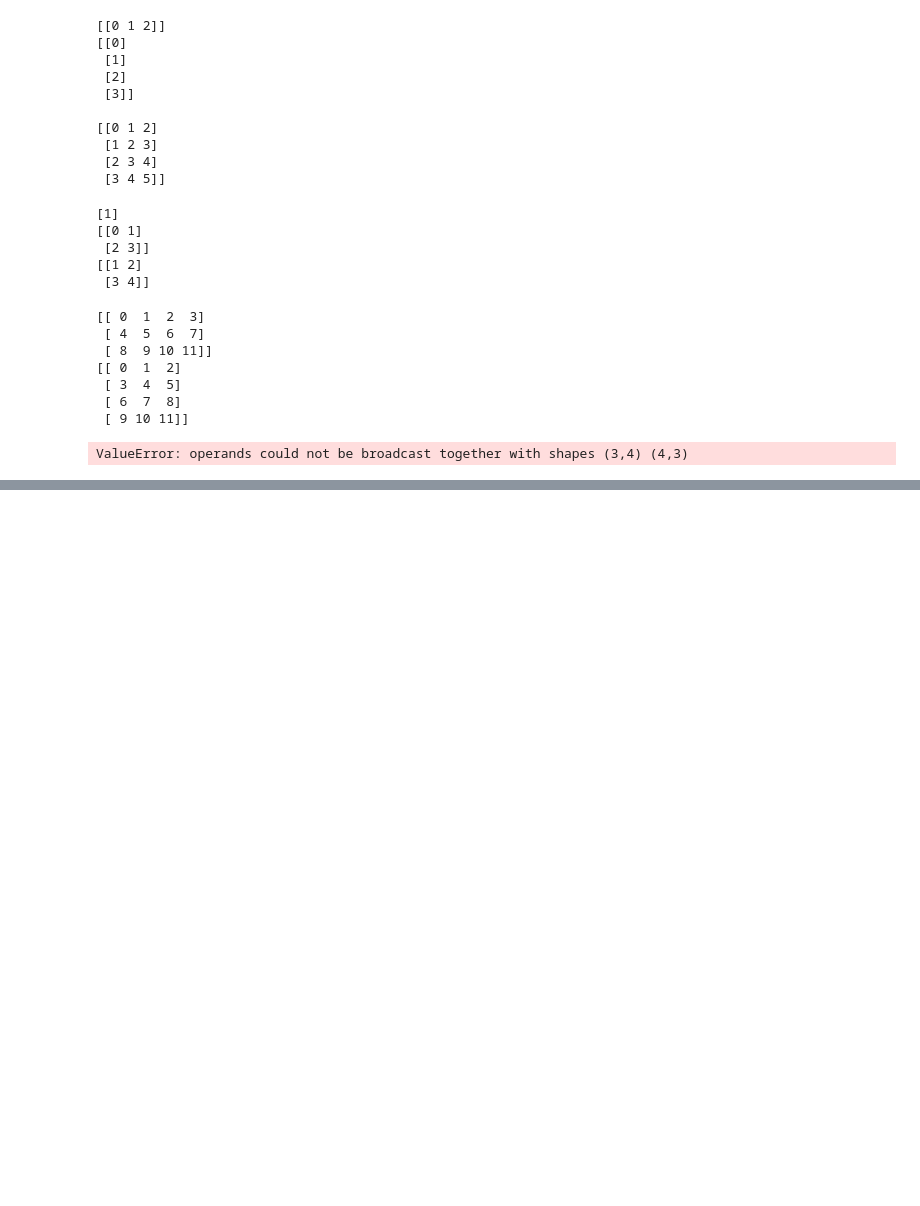
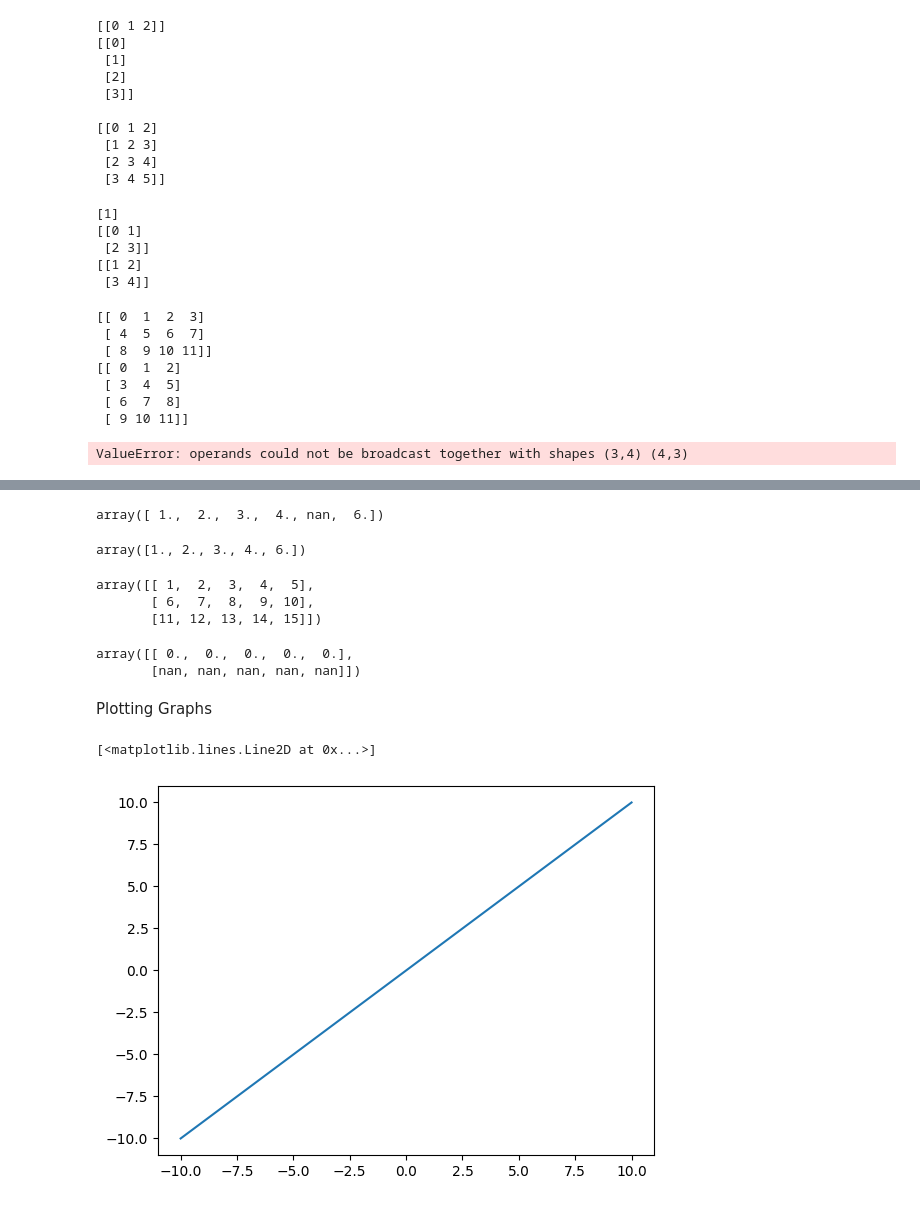
Before and after one commit to ShashiDivs/CampusX, a Jupyter notebook: numpy2.ipynb, the cells around one changed output, grey strips where cells are left out. Cells and saved outputs as stored; diff of their text form; code cells hidden in the pictures; blank space fills up the shorter version.

```diff
--- a/numpy2.ipynb
+++ b/numpy2.ipynb
@@ -350,0 +391,39 @@ ValueError: operands could not be broadcast together with shapes (4,4) (2,2)
+# %%
+a = np.array([1,2,3,4,np.nan,6])
+a
+# %% [output]
+array([ 1.,  2.,  3.,  4., nan,  6.])
+# %%
+a[~np.isnan(a)]
+# %% [output]
+array([1., 2., 3., 4., 6.])
+# %%
+a = np.arange(1,16).reshape(3,5)
+
+a
+# %% [output]
+array([[ 1,  2,  3,  4,  5],
+       [ 6,  7,  8,  9, 10],
+       [11, 12, 13, 14, 15]])
+# %%
+a = np.zeros(10).reshape(2,5)
+
+a[1:3]=np.nan
+a
+# %% [output]
+array([[ 0.,  0.,  0.,  0.,  0.],
+       [nan, nan, nan, nan, nan]])
+# %% [markdown]
+Plotting Graphs
+# %%
+# plotting a 2D plot
+# x = y
+import matplotlib.pyplot as plt
+
+x = np.linspace(-10,10,100)
+y = x
+
+plt.plot(x,y)
+# %% [output]
+[<matplotlib.lines.Line2D at 0x...>]
+[figure, added]
```
Also changed, not shown: parts of 9 cells of this notebook, 4 other files.
